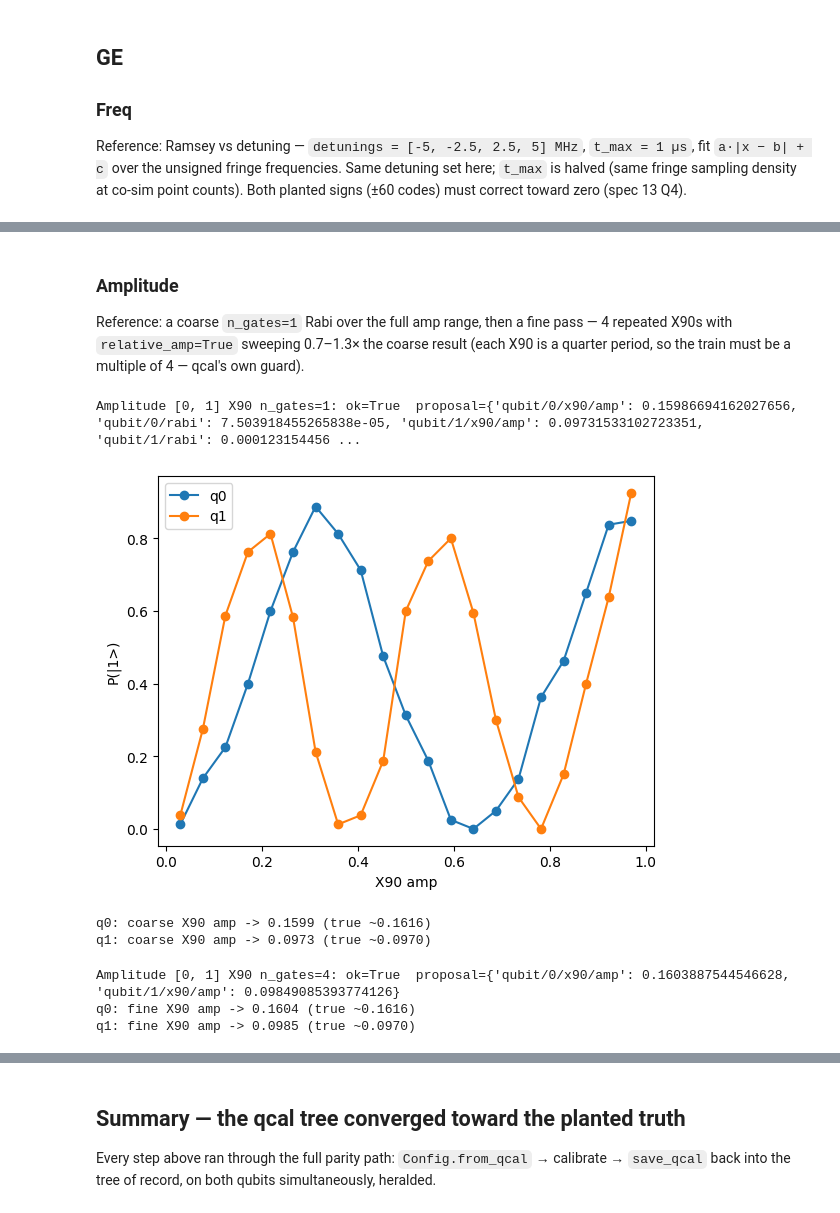
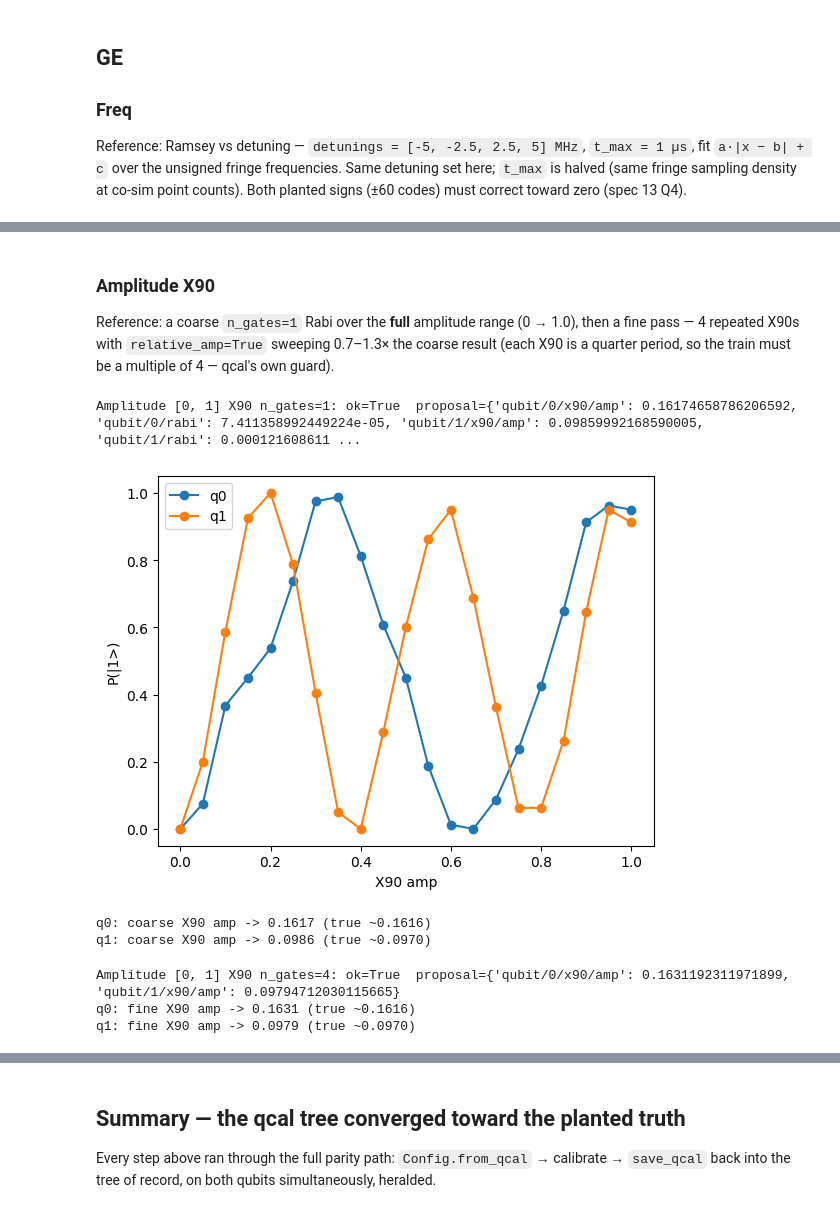
Before and after one commit to a85tract/RISC-Q-4x2, a Jupyter notebook: examples/calibration_x6y3_cosim.ipynb, the cells around one changed output, grey strips where cells are left out. Cells and saved outputs as stored; diff of their text form; code cells hidden in the pictures.

Commit message:
fix single qubit calibration

```diff
--- a/examples/calibration_x6y3_cosim.ipynb
+++ b/examples/calibration_x6y3_cosim.ipynb
@@ -37,14 +44,14 @@ import numpy as np
 import matplotlib.pyplot as plt
 
 import riscq
-from riscq.cal import (Config, ReadoutCalibration, Separation, Fidelity, ReadoutFidelity,
+from riscq.cal import (Config, ReadoutCalibration, Separation, Window, Fidelity, ReadoutFidelity,
                        Frequency, Amplitude, Phase)
 from riscq.cal.base import gate_sigma, GATE_ENV
 from riscq.map import SocMap, SocParams
 from riscq.pulses import Pulse, units
 from riscq.sim import server
 
-MHz, us = 1e6, 1e-6
+MHz, us, ns = 1e6, 1e-6, 1e-9
 # %% [markdown]
 ## Bring up the co-sim and the config of record
 
@@ -104,12 +111,15 @@ for q in QUBITS:
           f"X90 amp {cfg[f'qubit/{q}/x90/amp']} (true ~{TRUE_AMP[q]:.4f})")
 
 def step(cal):
-    '''run -> print -> apply if ok -> persist to the working tree (qcal's auto write-back).'''
+    '''run -> print -> apply the qubits that passed -> persist (per-qubit write-back, spec 20 U0).'''
     r = cal.run(drv)
+    bad = sorted(q for q, v in r.oks.items() if not v)
     print(f'{r.label}: ok={r.ok}  proposal={r.proposal}')
-    if r.ok:
-        r.apply()
+    if r.ok or any(r.oks.values()):
+        r.apply()                                # writes only the passing qubits' paths
         cfg.save_qcal(WORK)
+        if bad:
+            print(f'  qubits {bad} failed — their config left unchanged (recentre/widen and re-run)')
     else:
         print('  fit failed — config left unchanged (fail-loud, spec 13 §2)')
     return r
@@ -231,23 +284,23 @@ q1: freq err -> 2.644e+04 Hz  (started 1.465e+06)
 # %% [markdown]
-### Amplitude
+### Amplitude X90
 
-Reference: a coarse `n_gates=1` Rabi over the full amp range, then a fine pass — 4 repeated X90s
-with `relative_amp=True` sweeping 0.7–1.3× the coarse result (each X90 is a quarter period, so the
-train must be a multiple of 4 — qcal's own guard).
+Reference: a coarse `n_gates=1` Rabi over the **full** amplitude range (0 → 1.0), then a fine pass —
+4 repeated X90s with `relative_amp=True` sweeping 0.7–1.3× the coarse result (each X90 is a quarter
+period, so the train must be a multiple of 4 — qcal's own guard).
 # %%
 cfg = Config.from_qcal(WORK)
-ac = step(Amplitude(cfg, QUBITS, gate='X90', n_gates=1, amp_span=(0.03, 0.97), points=21, shots=80))
+ac = step(Amplitude(cfg, QUBITS, gate='X90', n_gates=1, amp_span=(0.0, 1.0), points=21, shots=80))
 
 for q in QUBITS:
     plt.plot(ac.data[q]['x'] / units.AMP_SCALE, ac.data[q]['y'], 'o-', label=f'q{q}')
 plt.xlabel('X90 amp'); plt.ylabel('P(|1>)'); plt.legend(); plt.show()
 for q in QUBITS:
     print(f"q{q}: coarse X90 amp -> {cfg[f'qubit/{q}/x90/amp']:.4f} (true ~{TRUE_AMP[q]:.4f})")
 # %% [output]
-Amplitude [0, 1] X90 n_gates=1: ok=True  proposal={'qubit/0/x90/amp': 0.15986694162027656, 'qubit/0/rabi': 7.503918455265838e-05, 'qubit/1/x90/amp': 0.09731533102723351, 'qubit/1/rabi': 0.000123154456 ...
+Amplitude [0, 1] X90 n_gates=1: ok=True  proposal={'qubit/0/x90/amp': 0.16174658786206592, 'qubit/0/rabi': 7.411358992449224e-05, 'qubit/1/x90/amp': 0.09859992168590005, 'qubit/1/rabi': 0.000121608611 ...
-[figure, old version]
+[figure, new version]
-q0: coarse X90 amp -> 0.1599 (true ~0.1616)
-q1: coarse X90 amp -> 0.0973 (true ~0.0970)
+q0: coarse X90 amp -> 0.1617 (true ~0.1616)
+q1: coarse X90 amp -> 0.0986 (true ~0.0970)
 # %%
 cfg = Config.from_qcal(WORK)
 af = step(Amplitude(cfg, QUBITS, gate='X90', n_gates=4, amp_span=(0.7, 1.3), relative_amp=True,
@@ -255,6 +308,6 @@ af = step(Amplitude(cfg, QUBITS, gate='X90', n_gates=4, amp_span=(0.7, 1.3), rel
 for q in QUBITS:
     print(f"q{q}: fine X90 amp -> {cfg[f'qubit/{q}/x90/amp']:.4f} (true ~{TRUE_AMP[q]:.4f})")
 # %% [output]
-Amplitude [0, 1] X90 n_gates=4: ok=True  proposal={'qubit/0/x90/amp': 0.1603887544546628, 'qubit/1/x90/amp': 0.09849085393774126}
-q0: fine X90 amp -> 0.1604 (true ~0.1616)
-q1: fine X90 amp -> 0.0985 (true ~0.0970)
+Amplitude [0, 1] X90 n_gates=4: ok=True  proposal={'qubit/0/x90/amp': 0.1631192311971899, 'qubit/1/x90/amp': 0.09794712030115665}
+q0: fine X90 amp -> 0.1631 (true ~0.1616)
+q1: fine X90 amp -> 0.0979 (true ~0.0970)
```
Also changed, not shown: parts of 17 cells of this notebook, 11 other files.
